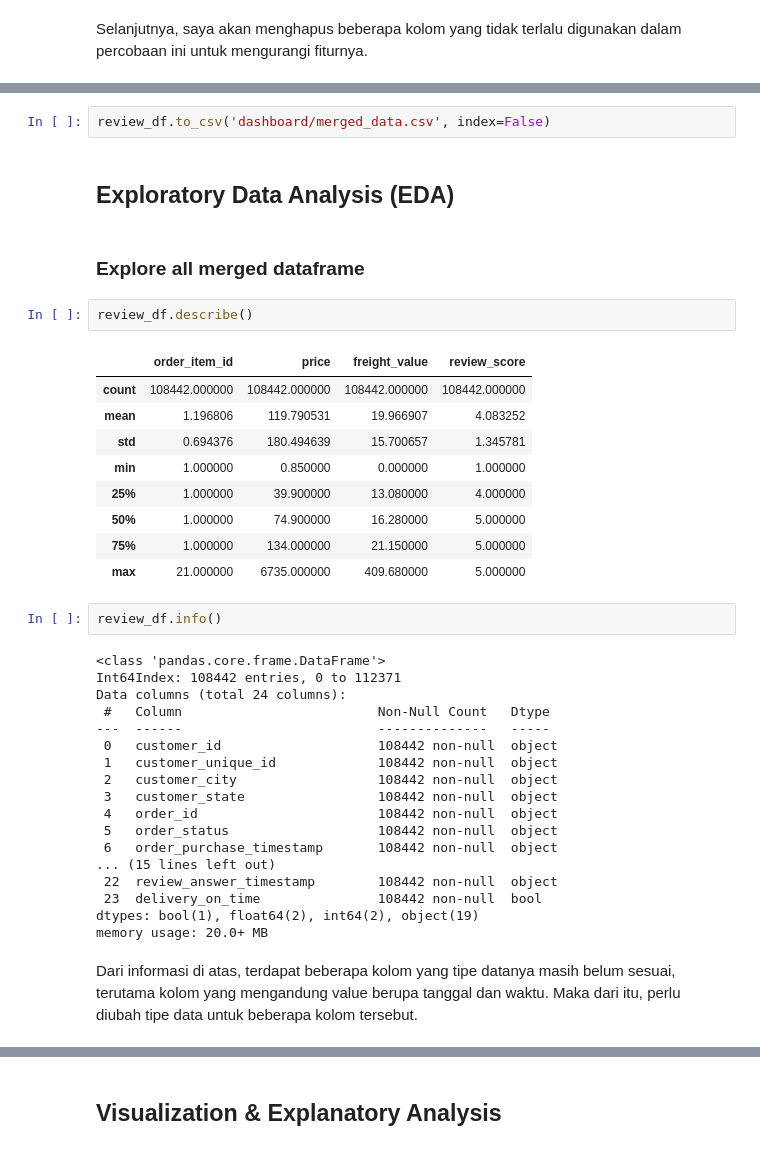
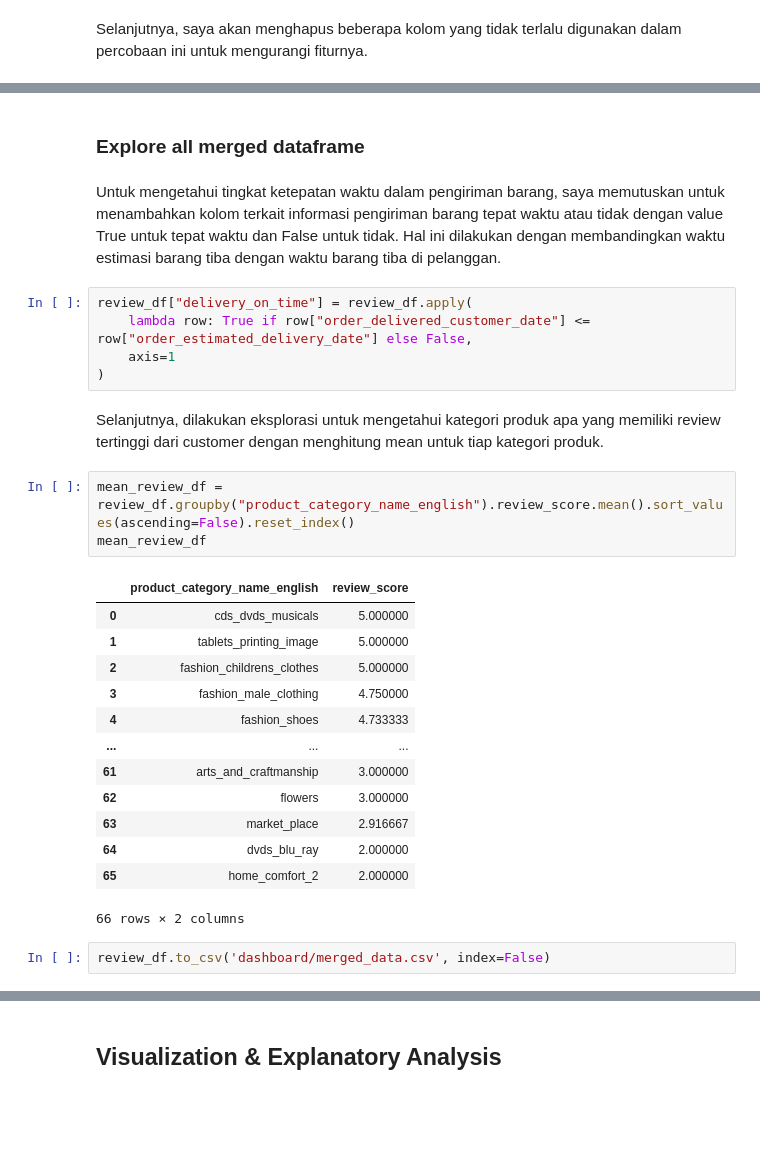
Before and after one commit to nathaniaelirica/simple-analytics-dashboard, a Jupyter notebook: Proyek_Analisis_Data.ipynb, the cells around one changed output, grey strips where cells are left out. Cells and saved outputs as stored; diff of their text form; blank space fills up the shorter version.

```diff
--- a/Proyek_Analisis_Data.ipynb
+++ b/Proyek_Analisis_Data.ipynb
@@ -263,40 +363,30 @@ review_df
+# %% [markdown]
+### Explore all merged dataframe
+# %% [markdown]
+Untuk mengetahui tingkat ketepatan waktu dalam pengiriman barang, saya memutuskan untuk menambahkan kolom terkait informasi pengiriman barang tepat waktu atau tidak dengan value True untuk tepat waktu dan False untuk tidak. Hal ini dilakukan dengan membandingkan waktu estimasi barang tiba dengan waktu barang tiba di pelanggan.
+# %%
+review_df["delivery_on_time"] = review_df.apply(
+    lambda row: True if row["order_delivered_customer_date"] <= row["order_estimated_delivery_date"] else False,
+    axis=1
+)
+# %% [markdown]
+Selanjutnya, dilakukan eksplorasi untuk mengetahui kategori produk apa yang memiliki review tertinggi dari customer dengan menghitung mean untuk tiap kategori produk.
+# %%
+mean_review_df = review_df.groupby("product_category_name_english").review_score.mean().sort_values(ascending=False).reset_index()
+mean_review_df
+# %% [output]
+|  | product_category_name_english | review_score |
+| 0 | cds_dvds_musicals | 5.000000 |
+| 1 | tablets_printing_image | 5.000000 |
+| 2 | fashion_childrens_clothes | 5.000000 |
+| 3 | fashion_male_clothing | 4.750000 |
+| 4 | fashion_shoes | 4.733333 |
+| ... | ... | ... |
+| 61 | arts_and_craftmanship | 3.000000 |
+| 62 | flowers | 3.000000 |
+| 63 | market_place | 2.916667 |
+| 64 | dvds_blu_ray | 2.000000 |
+| 65 | home_comfort_2 | 2.000000 |
+66 rows × 2 columns
 # %%
 review_df.to_csv('dashboard/merged_data.csv', index=False)
-# %% [markdown]
-## Exploratory Data Analysis (EDA)
-# %% [markdown]
-### Explore all merged dataframe
-# %%
-review_df.describe()
-# %% [output]
-|  | order_item_id | price | freight_value | review_score |
-| count | 108442.000000 | 108442.000000 | 108442.000000 | 108442.000000 |
-| mean | 1.196806 | 119.790531 | 19.966907 | 4.083252 |
-| std | 0.694376 | 180.494639 | 15.700657 | 1.345781 |
-| min | 1.000000 | 0.850000 | 0.000000 | 1.000000 |
-| 25% | 1.000000 | 39.900000 | 13.080000 | 4.000000 |
-| 50% | 1.000000 | 74.900000 | 16.280000 | 5.000000 |
-| 75% | 1.000000 | 134.000000 | 21.150000 | 5.000000 |
-| max | 21.000000 | 6735.000000 | 409.680000 | 5.000000 |
-# %%
-review_df.info()
-# %% [output]
-<class 'pandas.core.frame.DataFrame'>
-Int64Index: 108442 entries, 0 to 112371
-Data columns (total 24 columns):
- #   Column                         Non-Null Count   Dtype
----  ------                         --------------   -----
- 0   customer_id                    108442 non-null  object
- 1   customer_unique_id             108442 non-null  object
- 2   customer_city                  108442 non-null  object
- 3   customer_state                 108442 non-null  object
- 4   order_id                       108442 non-null  object
- 5   order_status                   108442 non-null  object
- 6   order_purchase_timestamp       108442 non-null  object
-... (15 lines left out)
- 22  review_answer_timestamp        108442 non-null  object
- 23  delivery_on_time               108442 non-null  bool
-dtypes: bool(1), float64(2), int64(2), object(19)
-memory usage: 20.0+ MB
-# %% [markdown]
-Dari informasi di atas, terdapat beberapa kolom yang tipe datanya masih belum sesuai, terutama kolom yang mengandung value berupa tanggal dan waktu. Maka dari itu, perlu diubah tipe data untuk beberapa kolom tersebut.
```
Also changed, not shown: parts of 18 cells of this notebook, 2 other files.
